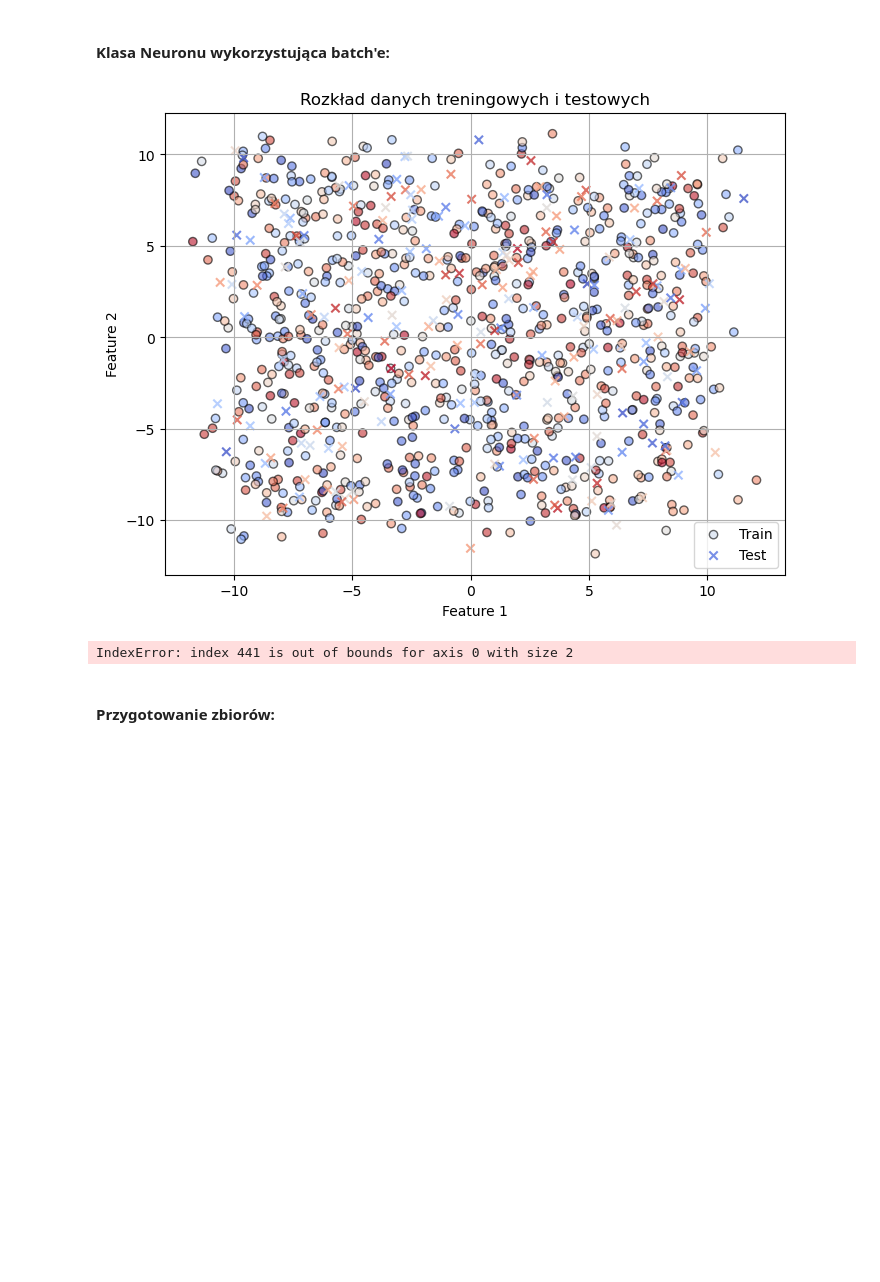
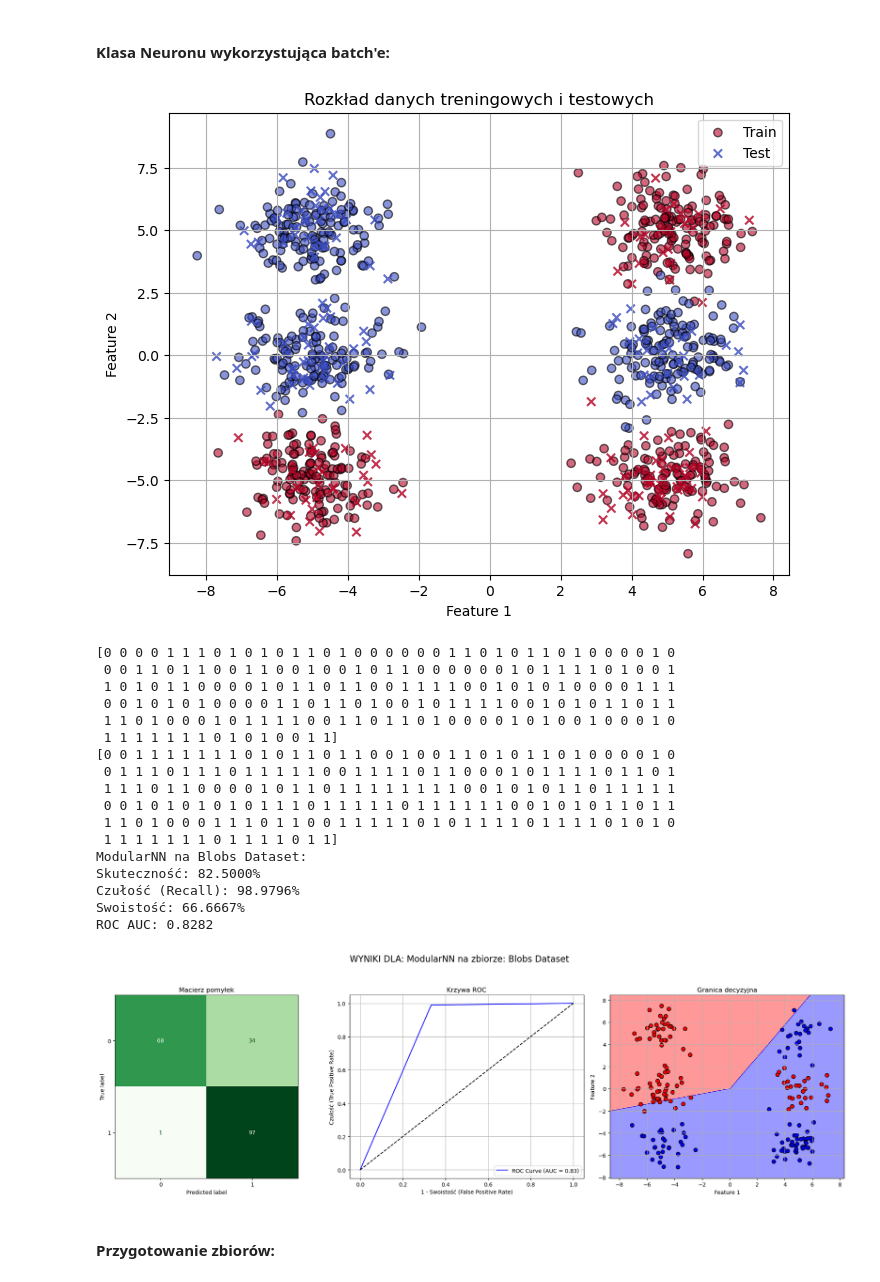
Before and after one commit to Jvsin/ai-studies, a Jupyter notebook: pum2025/LAB8/lab8.ipynb, the cells around one changed output. Saved outputs shown, nothing was run; the diff lists cells and outputs as text; code cells hidden in the pictures; blank space fills up the shorter version.

```diff
--- a/pum2025/LAB8/lab8.ipynb
+++ b/pum2025/LAB8/lab8.ipynb
@@ -96,9 +96,9 @@ class NeuralNetwork:
         self.max_epochs = max_epochs
         self.weights = []
         for i in range(self.n_layers):
-            weight_matrix = np.random.randn(layers_sizes[i + 1], layers_sizes[i]) * 0.01
+            weight_matrix = np.random.randn(layers_sizes[i + 1], layers_sizes[i]) * np.sqrt(2 / layers_sizes[i+1])
             self.weights.append(weight_matrix)
-        self.biases = [np.random.rand(1, size) * 0.01 for size in layers_sizes[1:]]
+        self.biases = [np.random.rand(1, size) for size in layers_sizes[1:]]
 
     def logistic(self, x):
         return 1 / (1 + np.exp(-np.clip(x, -500, 500)))  # Zapobiega przepełnieniu w exp
@@ -169,30 +169,47 @@ class NeuralNetwork:
         # Zwraca indeks neuronu z największą wartością (0 lub 1)
         return np.argmax(activations[-1], axis=1)
 # %%
-X, y = generate_blobs(n_samples=1000, n_features=2, random_state=42, n_clusters=3)
+X, y = generate_blobs(n_samples=1000, n_features=2, random_state=42, split_data=[0, 1, 4])
 X_train, X_test, y_train, y_test = train_test_split(X, y, test_size=0.2, random_state=42)
 
 plt.figure(figsize=(8, 6))
 plt.scatter(X_train[:, 0], X_train[:, 1], c=y_train, cmap='coolwarm', label='Train', alpha=0.6, edgecolor='k')
 plt.scatter(X_test[:, 0], X_test[:, 1], c=y_test, cmap='coolwarm', marker='x', label='Test', alpha=0.8)
 plt.title('Rozkład danych treningowych i testowych')
 plt.xlabel('Feature 1')
 plt.ylabel('Feature 2')
 plt.legend()
 plt.grid(True)
 plt.show()
 
 for i in range(1):
     nn = NeuralNetwork(layers_sizes=[2, 5, 5, 2], act_fun='logistic', eta=0.01, max_epochs=1000)
     nn.train(X_train, y_train)
     y_pred = nn.predict(X_test)
 print(y_test)
 print(y_pred)
 acc, sensitivity, specificity, roc_auc = evaluate_classifier(
 y_test, y_pred, X_test, y_test, nn, "ModularNN", "Blobs Dataset", labels=[0, 1], decision_plot=True)
 # %% [output]
-[figure, old version]
+[figure, new version]
-IndexError: index 441 is out of bounds for axis 0 with size 2
+[0 0 0 0 1 1 1 0 1 0 1 0 1 1 0 1 0 0 0 0 0 0 1 1 0 1 0 1 1 0 1 0 0 0 0 1 0
+ 0 0 1 1 0 1 1 0 0 1 1 0 0 1 0 0 1 0 1 1 0 0 0 0 0 0 1 0 1 1 1 1 0 1 0 0 1
+ 1 0 1 0 1 1 0 0 0 0 1 0 1 1 0 1 1 0 0 1 1 1 1 0 0 1 0 1 0 1 0 0 0 0 1 1 1
+ 0 0 1 0 1 0 1 0 0 0 0 1 1 0 1 1 0 1 0 0 1 0 1 1 1 1 0 0 1 0 1 0 1 1 0 1 1
+ 1 1 0 1 0 0 0 1 0 1 1 1 1 0 0 1 1 0 1 1 0 1 0 0 0 0 1 0 1 0 0 1 0 0 0 1 0
+ 1 1 1 1 1 1 1 0 1 0 1 0 0 1 1]
+[0 0 1 1 1 1 1 1 1 0 1 0 1 1 0 1 1 0 0 1 0 0 1 1 0 1 0 1 1 0 1 0 0 0 0 1 0
+ 0 1 1 1 0 1 1 1 0 1 1 1 1 1 0 0 1 1 1 1 0 1 1 0 0 0 1 0 1 1 1 1 0 1 1 0 1
+ 1 1 1 0 1 1 0 0 0 0 1 0 1 1 0 1 1 1 1 1 1 1 1 0 0 1 0 1 0 1 1 0 1 1 1 1 1
+ 0 0 1 0 1 0 1 0 1 0 1 1 1 0 1 1 1 1 1 0 1 1 1 1 1 1 0 0 1 0 1 0 1 1 0 1 1
+ 1 1 0 1 0 0 0 1 1 1 0 1 1 0 0 1 1 1 1 1 0 1 0 1 1 1 1 0 1 1 1 1 0 1 0 1 0
+ 1 1 1 1 1 1 1 0 1 1 1 1 0 1 1]
+ModularNN na Blobs Dataset:
+Skuteczność: 82.5000%
+Czułość (Recall): 98.9796%
+Swoistość: 66.6667%
+ROC AUC: 0.8282
+[figure, added]
 # %% [markdown]
 #### Przygotowanie zbiorów:
 # %%
```
